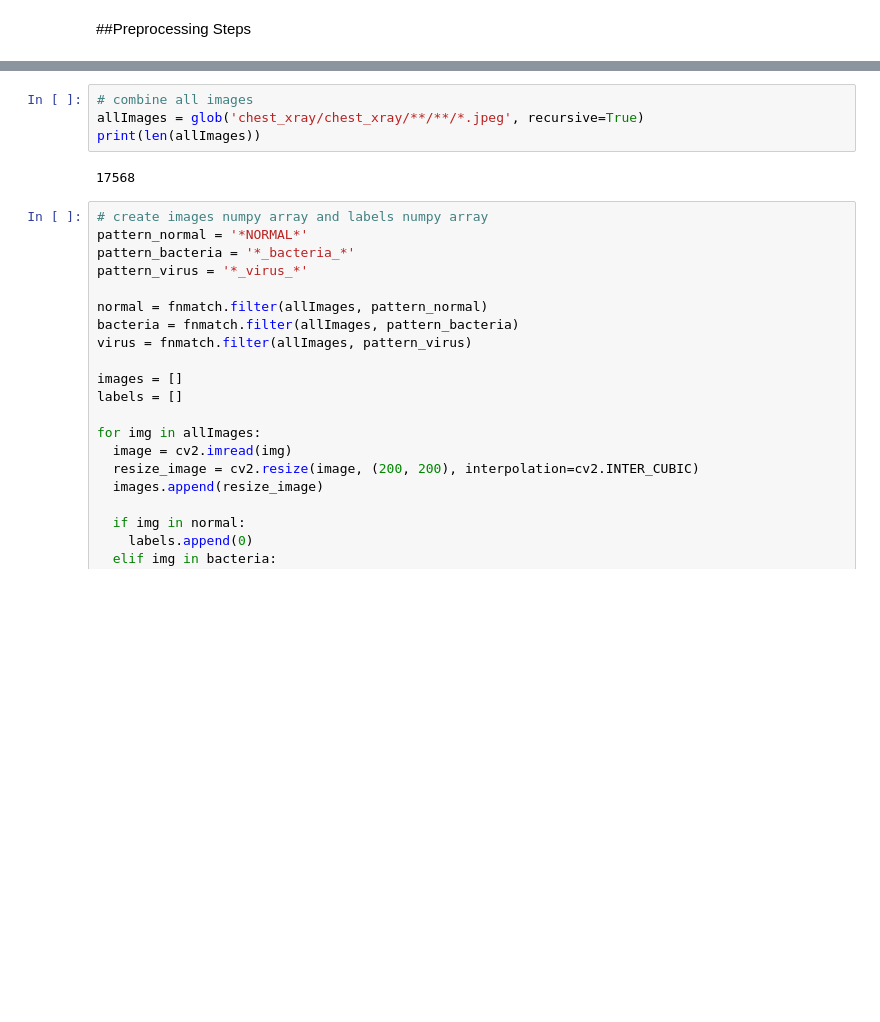
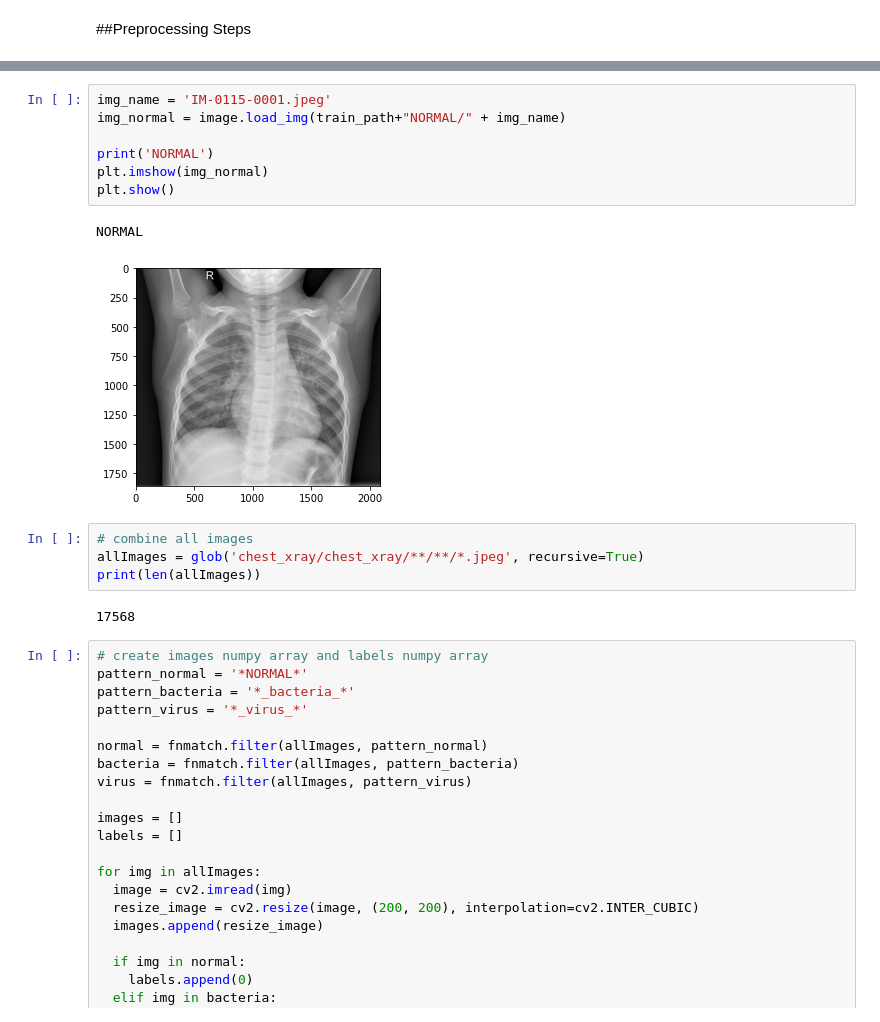
Before and after one commit to loycatherine/kaggle-datasets, a Jupyter notebook: Pneumonia Detection/ResNet50.ipynb, the cells around one changed output, grey strips where cells are left out. Drawn from its saved outputs; the diff is of its cells as text; blank space fills up the shorter version.

```diff
--- a/Pneumonia Detection/ResNet50.ipynb
+++ b/Pneumonia Detection/ResNet50.ipynb
@@ -76,3 +88,13 @@ from tensorflow.keras.preprocessing.image import ImageDataGenerator
+# %%
+img_name = 'IM-0115-0001.jpeg'
+img_normal = image.load_img(train_path+"NORMAL/" + img_name)
+
+print('NORMAL')
+plt.imshow(img_normal)
+plt.show()
+# %% [output]
+NORMAL
+[figure, added]
 # %%
 # combine all images
 allImages = glob('chest_xray/chest_xray/**/**/*.jpeg', recursive=True)
```
Also changed, not shown: parts of 3 cells of this notebook.
